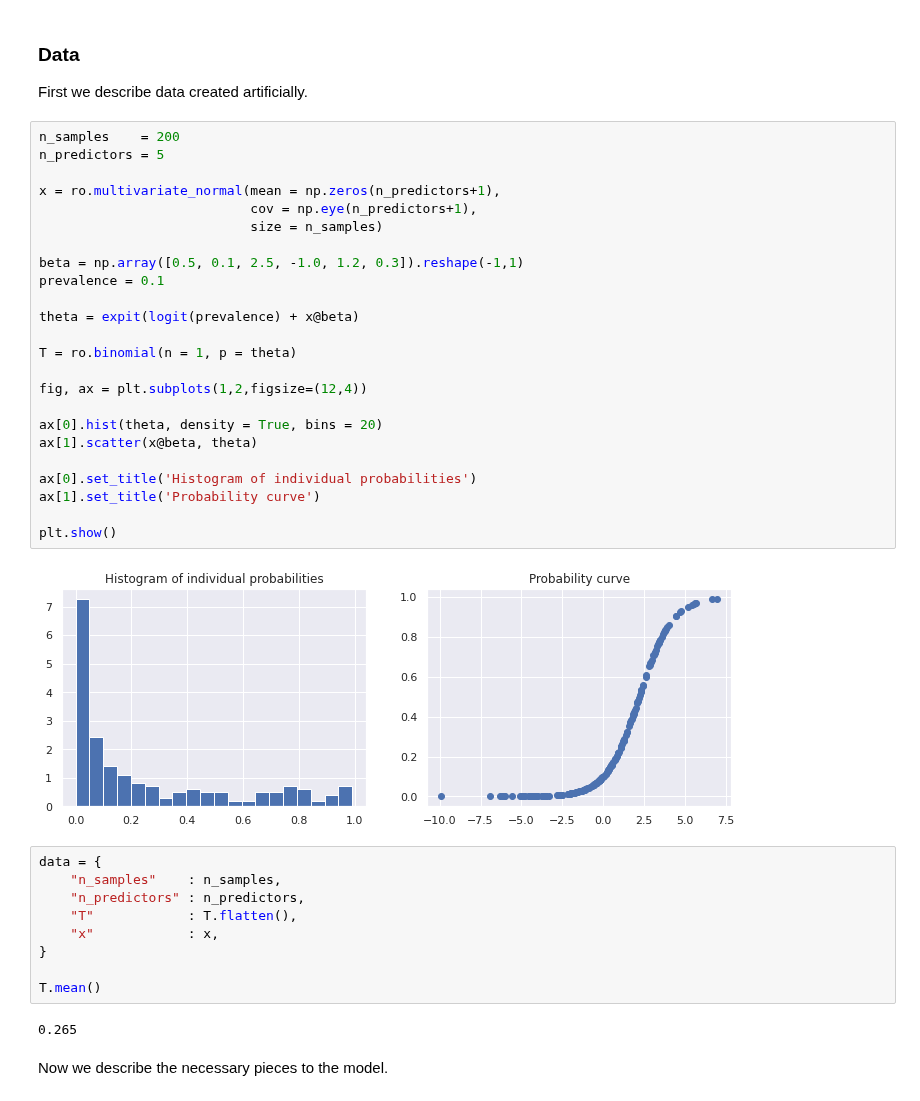
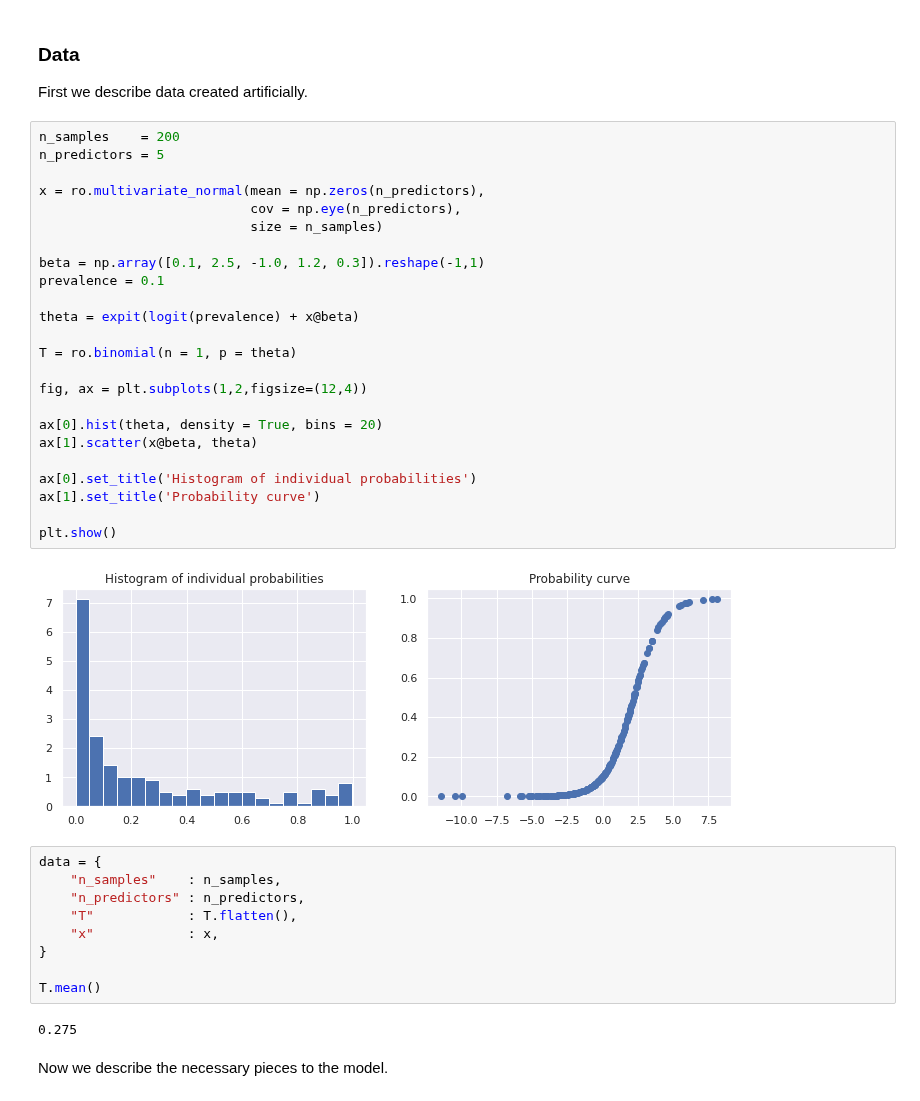
Before and after one commit to lucasmoschen/rds-bayesian-analysis-tcc, a Jupyter notebook: exercises/primary_model/model_experiments.ipynb, the cells around one changed output. Saved outputs shown, nothing was run; the diff lists cells and outputs as text.

```diff
--- a/exercises/primary_model/model_experiments.ipynb
+++ b/exercises/primary_model/model_experiments.ipynb
@@ -37,29 +40,29 @@ First we describe data created artificially.
 # %%
 n_samples    = 200
 n_predictors = 5
 
-x = ro.multivariate_normal(mean = np.zeros(n_predictors+1),
-                           cov = np.eye(n_predictors+1),
+x = ro.multivariate_normal(mean = np.zeros(n_predictors),
+                           cov = np.eye(n_predictors),
                            size = n_samples)
 
-beta = np.array([0.5, 0.1, 2.5, -1.0, 1.2, 0.3]).reshape(-1,1)
+beta = np.array([0.1, 2.5, -1.0, 1.2, 0.3]).reshape(-1,1)
 prevalence = 0.1
 
 theta = expit(logit(prevalence) + x@beta)
 
 T = ro.binomial(n = 1, p = theta)
 
 fig, ax = plt.subplots(1,2,figsize=(12,4))
 
 ax[0].hist(theta, density = True, bins = 20)
 ax[1].scatter(x@beta, theta)
 
 ax[0].set_title('Histogram of individual probabilities')
 ax[1].set_title('Probability curve')
 
 plt.show()
 # %% [output]
-[figure, old version]
+[figure, new version]
 # %%
 data = {
     "n_samples"    : n_samples,
@@ -70,7 +73,7 @@ data = {
 
 T.mean()
 # %% [output]
-0.265
+0.275
 # %% [markdown]
 Now we describe the necessary pieces to the model.
 # %%
```
Also changed, not shown: parts of 13 cells of this notebook, 2 other files.
